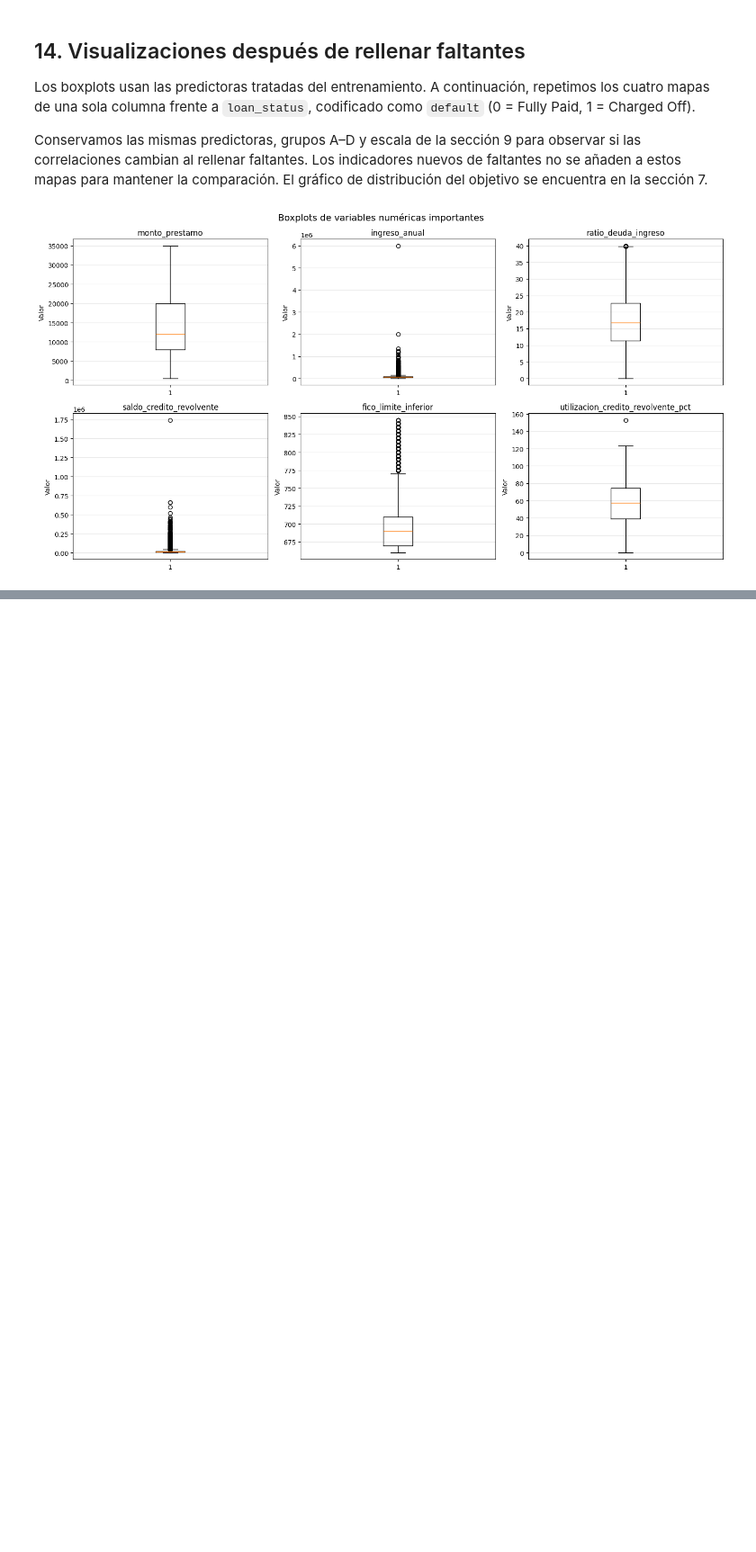
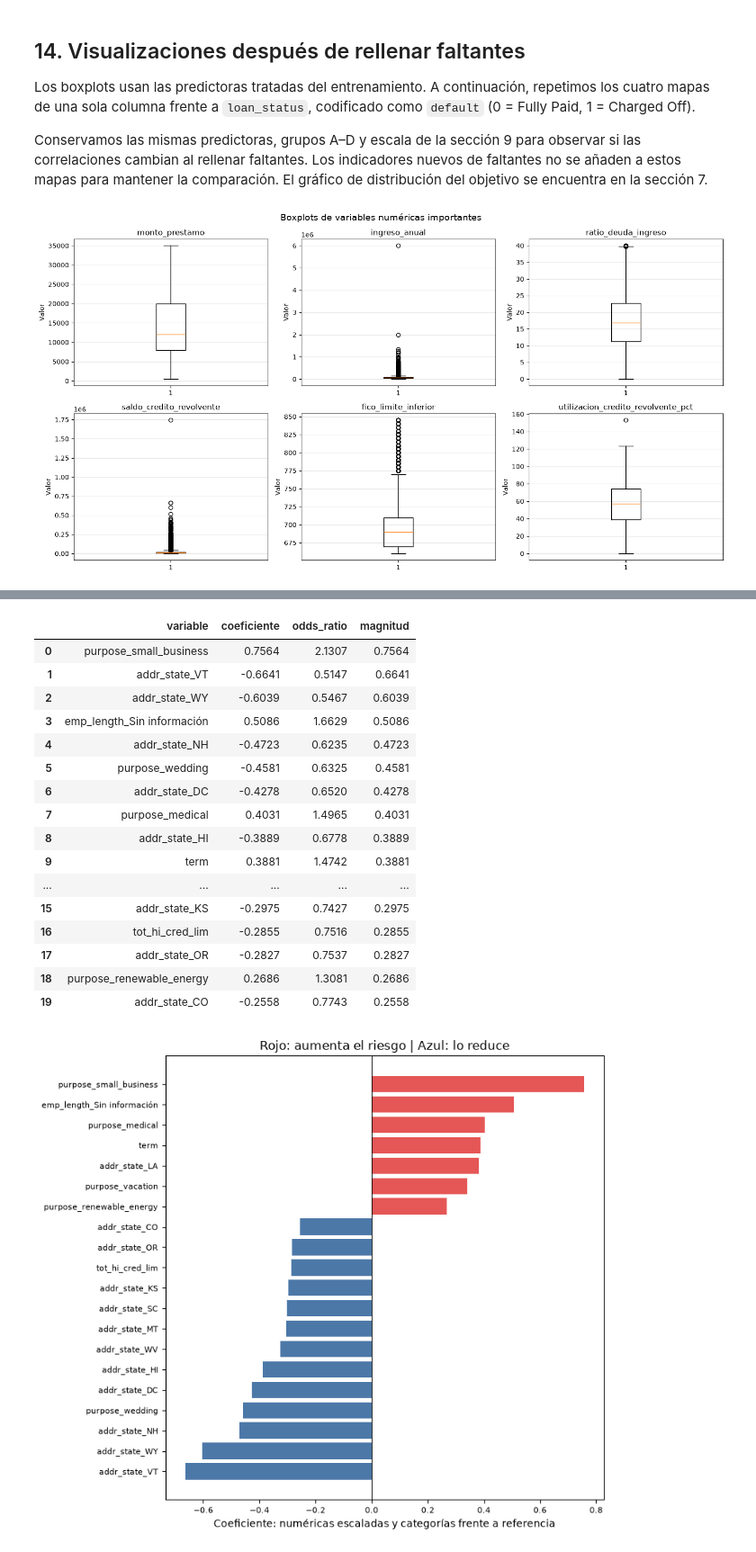
Before and after one commit to Josu31506/Proyecto-ML-Grupo8, a Jupyter notebook: notebooks/01_exploracion_inicial.ipynb, the cells around one changed output, grey strips where cells are left out. Shown at 90% size. Drawn from its saved outputs; the diff is of its cells as text; code cells hidden in the pictures; blank space fills up the shorter version.

```diff
--- a/notebooks/01_exploracion_inicial.ipynb
+++ b/notebooks/01_exploracion_inicial.ipynb
@@ -1700,0 +1765,41 @@ display(X_entrenamiento_modelo.head())
+# %%
+coeficientes = pd.DataFrame({
+    "variable": X_entrenamiento_sin_indicadores.columns,
+    "coeficiente": baseline.coef_[0],
+})
+coeficientes["odds_ratio"] = np.exp(coeficientes["coeficiente"])
+coeficientes["magnitud"] = coeficientes["coeficiente"].abs()
+top = coeficientes.sort_values("magnitud", ascending=False).head(20)
+display(top.round(4).reset_index(drop=True))
+
+fig, eje = plt.subplots(figsize=(8, 7))
+orden = top.sort_values("coeficiente")
+eje.barh(orden["variable"],
+         orden["coeficiente"],
+         color=["#E45756" if c > 0 else "#4C78A8" for c in orden["coeficiente"]])
+eje.axvline(0, color="black", linewidth=0.8)
+eje.set_xlabel("Coeficiente: numéricas escaladas y categorías frente a referencia")
+eje.set_title("Rojo: aumenta el riesgo | Azul: lo reduce")
+eje.tick_params(labelsize=8)
+plt.tight_layout()
+display(fig)
+plt.close(fig)
+# %% [output]
+|  | variable | coeficiente | odds_ratio | magnitud |
+| 0 | purpose_small_business | 0.7564 | 2.1307 | 0.7564 |
+| 1 | addr_state_VT | -0.6641 | 0.5147 | 0.6641 |
+| 2 | addr_state_WY | -0.6039 | 0.5467 | 0.6039 |
+| 3 | emp_length_Sin información | 0.5086 | 1.6629 | 0.5086 |
+| 4 | addr_state_NH | -0.4723 | 0.6235 | 0.4723 |
+| 5 | purpose_wedding | -0.4581 | 0.6325 | 0.4581 |
+| 6 | addr_state_DC | -0.4278 | 0.6520 | 0.4278 |
+| 7 | purpose_medical | 0.4031 | 1.4965 | 0.4031 |
+| 8 | addr_state_HI | -0.3889 | 0.6778 | 0.3889 |
+| 9 | term | 0.3881 | 1.4742 | 0.3881 |
+| ... | ... | ... | ... | ... |
+| 15 | addr_state_KS | -0.2975 | 0.7427 | 0.2975 |
+| 16 | tot_hi_cred_lim | -0.2855 | 0.7516 | 0.2855 |
+| 17 | addr_state_OR | -0.2827 | 0.7537 | 0.2827 |
+| 18 | purpose_renewable_energy | 0.2686 | 1.3081 | 0.2686 |
+| 19 | addr_state_CO | -0.2558 | 0.7743 | 0.2558 |
+[figure, added]
```
Also changed, not shown: parts of 37 cells of this notebook, 30 other files.
